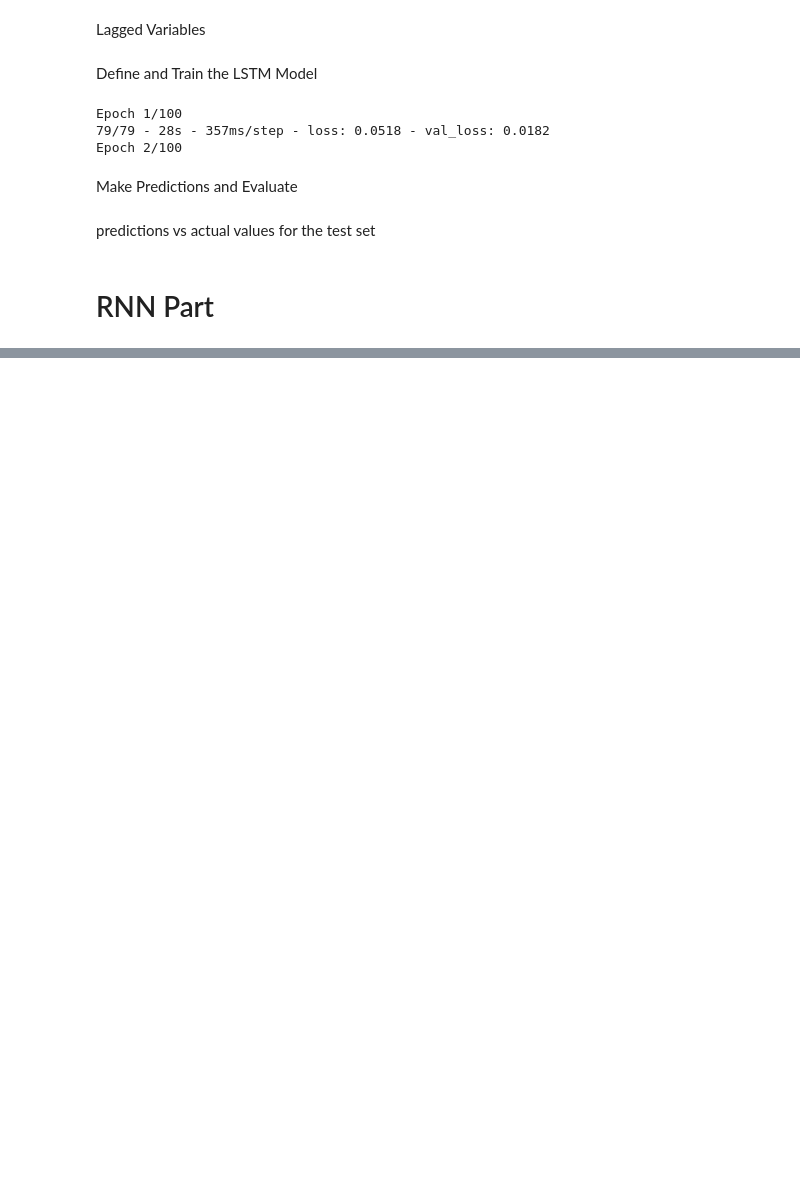
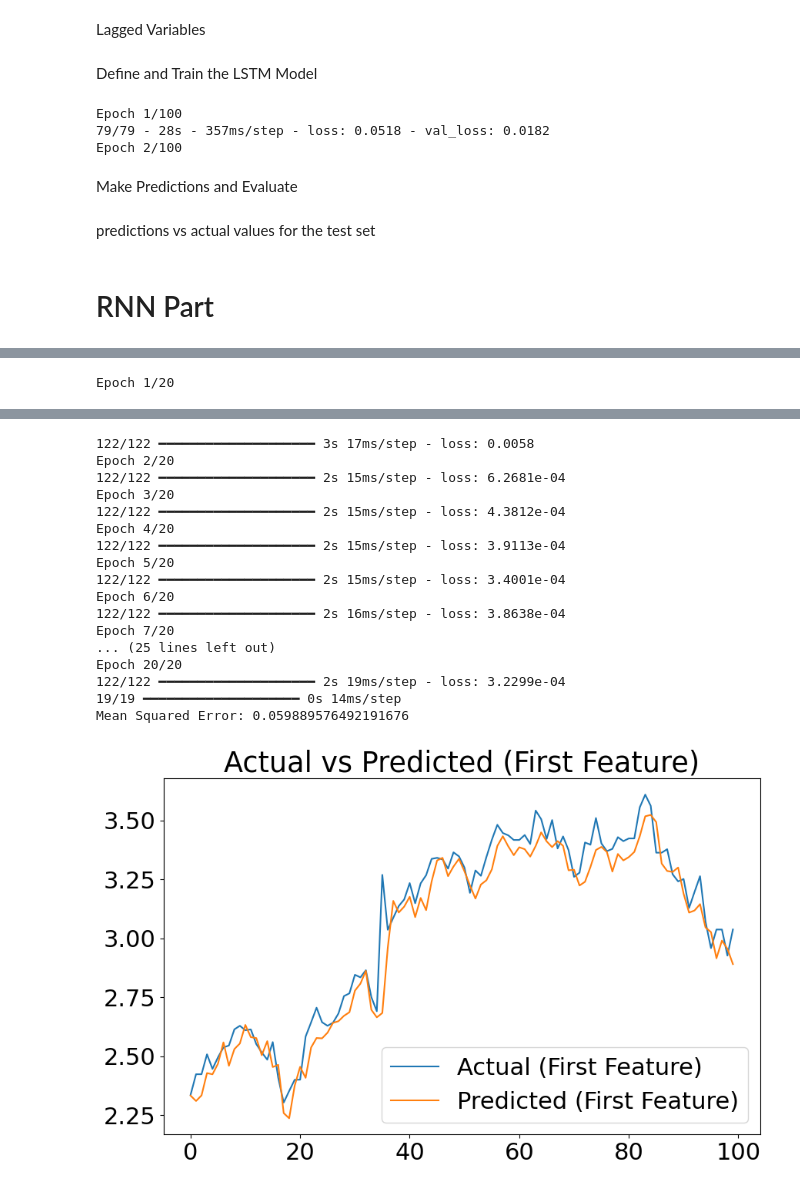
Before and after one commit to irene-fagnani/ADAML-project2, a Jupyter notebook: Code.ipynb, the cells around one changed output, grey strips where cells are left out. Cells and saved outputs as stored; diff of their text form; code cells hidden in the pictures; blank space fills up the shorter version.

```diff
--- a/Code.ipynb
+++ b/Code.ipynb
@@ -476,7 +483,3 @@ plt.grid(True)
 plt.show()
 # %% [markdown]
 # RNN Part
-# %%
-import pandas as pd
-data = pd.read_csv("GOOGL_2006-01-01_to_2018-01-01.csv")
-df1=data
@@ -616,0 +515,35 @@ R-squared: -3.339595554543351
+# %%
+# Build the LSTM model for multivariate input/output
+model = Sequential([
+    SimpleRNN(units=80, input_shape=(sequence_length, X.shape[2])),  # Sequence length and features
+    Dense(units=Y.shape[1])  # Number of output features
+])
+
+# Compile the model
+model.compile(optimizer='adam', loss='mean_squared_error')
+
+# Train the model
+model.fit(X_train, Y_train, epochs=20, batch_size=20, verbose=1)
+
+# Predict on the test set
+predictions = model.predict(X_test)
+
+# Inverse scale predictions and actual values for evaluation
+predictions_rescaled = scaler.inverse_transform(predictions)
+Y_test_rescaled = scaler.inverse_transform(Y_test)
+
+# Evaluate the model using Mean Squared Error (MSE)
+mse = mean_squared_error(Y_test_rescaled, predictions_rescaled)
+print(f"Mean Squared Error: {mse}")
+
+# Optional: Visualize some predictions vs actuals
+import matplotlib.pyplot as plt
+
+plt.figure(figsize=(10, 6))
+plt.plot(Y_test_rescaled[:100, 0], label='Actual (First Feature)')
+plt.plot(predictions_rescaled[:100, 0], label='Predicted (First Feature)')
+plt.legend()
+plt.title("Actual vs Predicted (First Feature)")
+plt.show()
+# %% [output]
+Epoch 1/20
@@ -616,0 +551,18 @@ R-squared: -3.339595554543351
+122/122 ━━━━━━━━━━━━━━━━━━━━ 3s 17ms/step - loss: 0.0058
+Epoch 2/20
+122/122 ━━━━━━━━━━━━━━━━━━━━ 2s 15ms/step - loss: 6.2681e-04
+Epoch 3/20
+122/122 ━━━━━━━━━━━━━━━━━━━━ 2s 15ms/step - loss: 4.3812e-04
+Epoch 4/20
+122/122 ━━━━━━━━━━━━━━━━━━━━ 2s 15ms/step - loss: 3.9113e-04
+Epoch 5/20
+122/122 ━━━━━━━━━━━━━━━━━━━━ 2s 15ms/step - loss: 3.4001e-04
+Epoch 6/20
+122/122 ━━━━━━━━━━━━━━━━━━━━ 2s 16ms/step - loss: 3.8638e-04
+Epoch 7/20
+... (25 lines left out)
+Epoch 20/20
+122/122 ━━━━━━━━━━━━━━━━━━━━ 2s 19ms/step - loss: 3.2299e-04
+19/19 ━━━━━━━━━━━━━━━━━━━━ 0s 14ms/step
+Mean Squared Error: 0.059889576492191676
+[figure, added]
```
Also changed, not shown: parts of 7 cells of this notebook, 7 other files.
